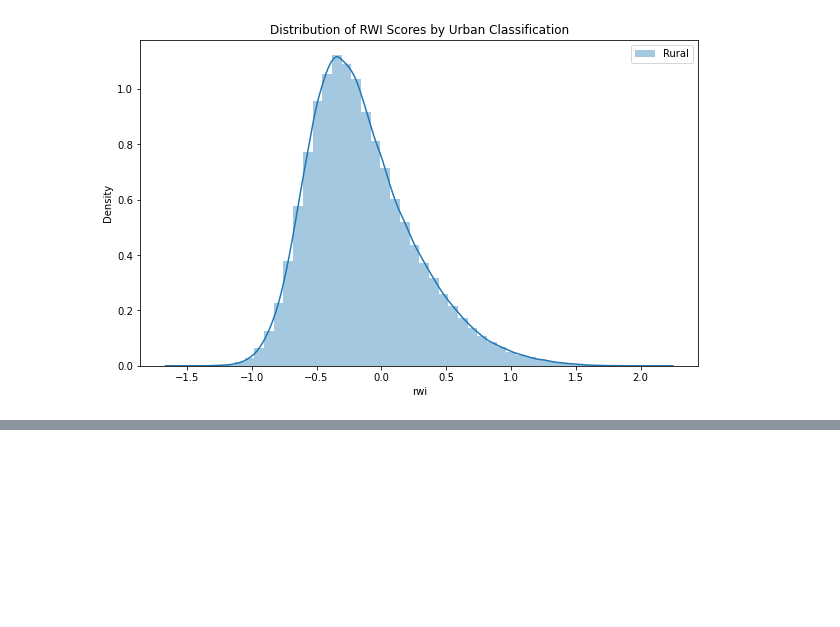
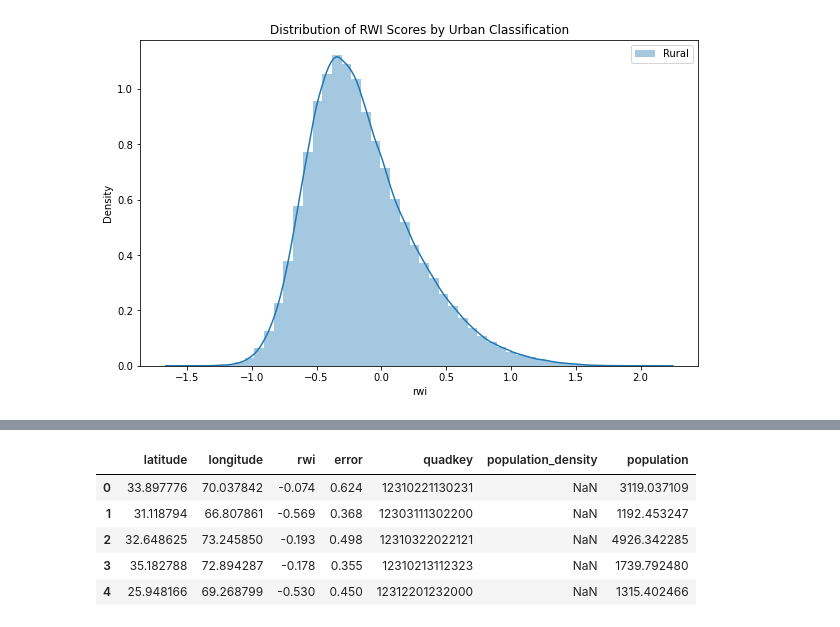
Before and after one commit to kismat91/Index-Based-Poverty-Estimation-in-Pakistan-, a Jupyter notebook: PSLMHIES.ipynb, the cells around one changed output, grey strips where cells are left out. Saved outputs shown, nothing was run; the diff lists cells and outputs as text; code cells hidden in the pictures; blank space fills up the shorter version.

```diff
--- a/PSLMHIES.ipynb
+++ b/PSLMHIES.ipynb
@@ -1147,6 +1151,6 @@ wealth_by_urbanization = merged_data.groupby(['ADM2_EN', 'urbanization'])['Wealt
 # %%
 # Load the RWI data
-rwi_df = pd.read_csv(("/Users/kismatkhatri/Documents/Capstone project/RWI.csv"))
+rwi_df = pd.read_csv("/Users/kismatkhatri/Documents/Capstone project/RWI.csv")
 
 # Assuming the RWI data contains coordinates, convert it into a GeoDataFrame
 geometry = [Point(xy) for xy in zip(rwi_df.longitude, rwi_df.latitude)]
@@ -1247,0 +1342,9 @@ plt.show()
+# %%
+rwi_pop_joined_df.head()
+# %% [output]
+|  | latitude | longitude | rwi | error | quadkey | population_density | population |
+| 0 | 33.897776 | 70.037842 | -0.074 | 0.624 | 12310221130231 | NaN | 3119.037109 |
+| 1 | 31.118794 | 66.807861 | -0.569 | 0.368 | 12303111302200 | NaN | 1192.453247 |
+| 2 | 32.648625 | 73.245850 | -0.193 | 0.498 | 12310322022121 | NaN | 4926.342285 |
+| 3 | 35.182788 | 72.894287 | -0.178 | 0.355 | 12310213112323 | NaN | 1739.792480 |
+| 4 | 25.948166 | 69.268799 | -0.530 | 0.450 | 12312201232000 | NaN | 1315.402466 |
```
Also changed, not shown: parts of 11 cells of this notebook.
